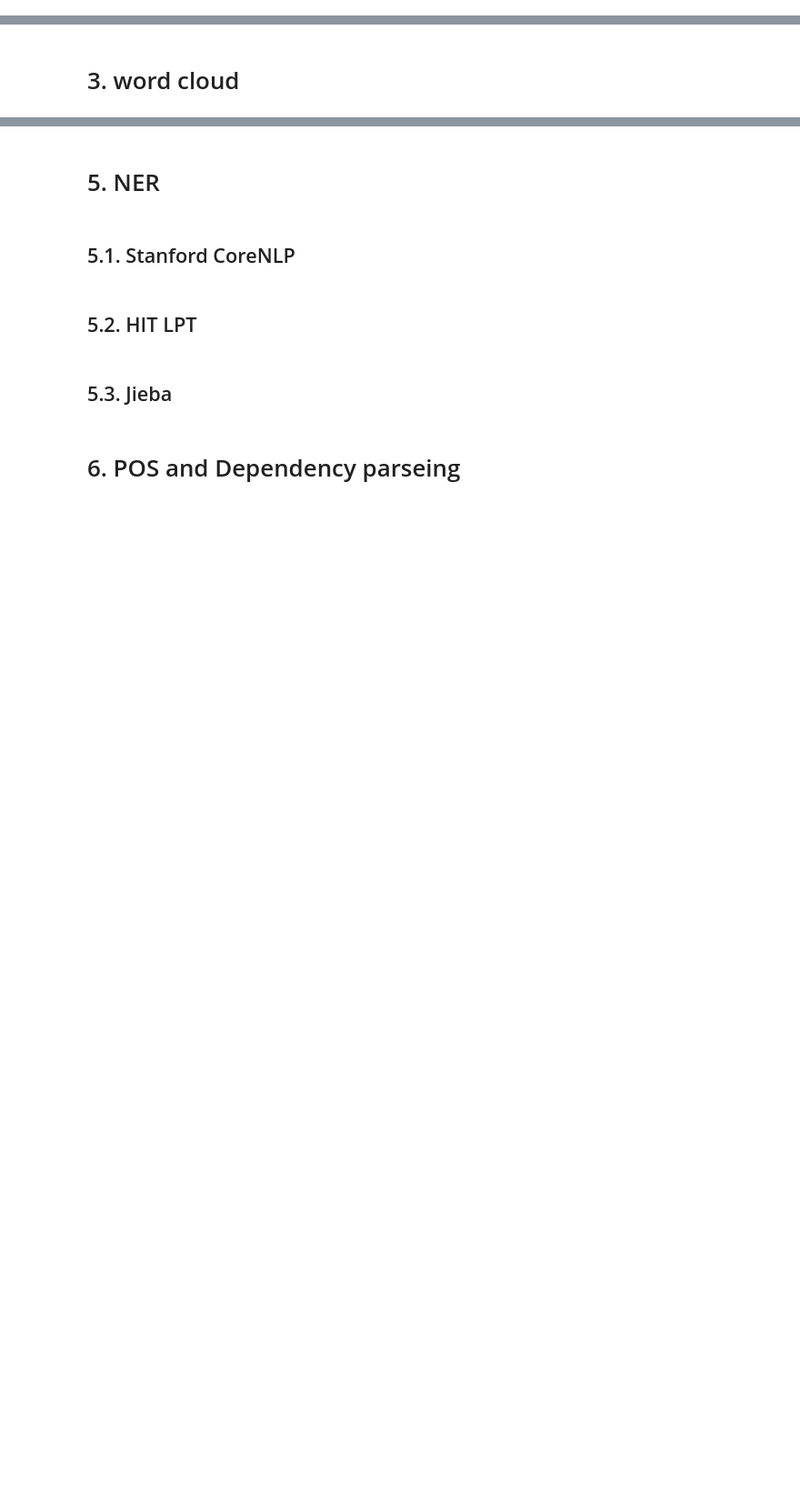
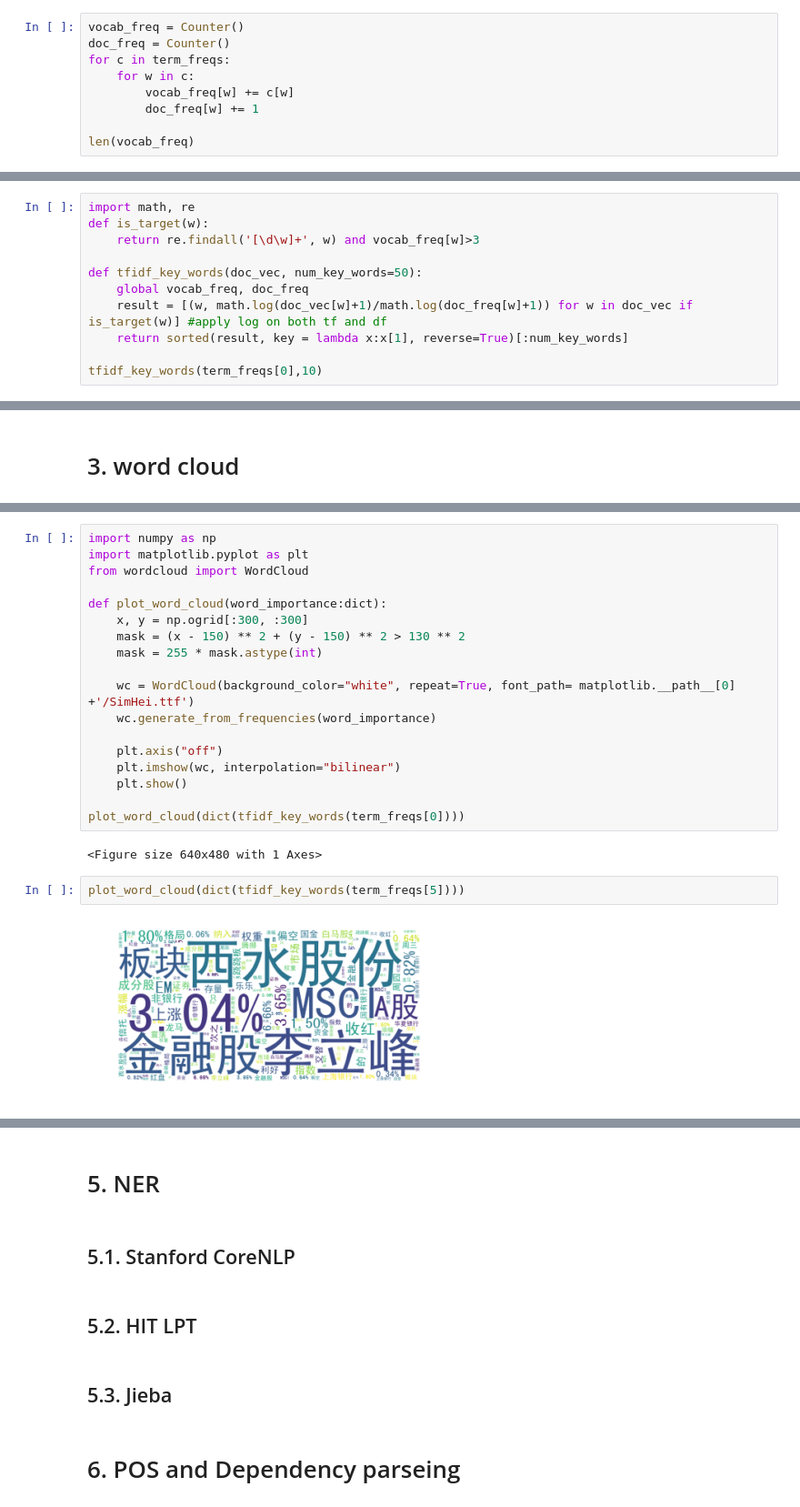
Before and after one commit to LuanBoheng/NLP-course, a Jupyter notebook: week_6/_doc_week6_recode.ipynb, the cells around one changed output, grey strips where cells are left out. Shown: that part at 91% size. Drawn from its saved outputs; the diff is of its cells as text; blank space fills up the shorter version.

Commit message:
week6 tfidf wordcloud keywords done

```diff
--- a/week_6/_doc_week6_recode.ipynb
+++ b/week_6/_doc_week6_recode.ipynb
@@ -7,2 +61,11 @@
 # %% [markdown]
 ## 2.2. document frequency
+# %%
+vocab_freq = Counter()
+doc_freq = Counter()
+for c in term_freqs:
+    for w in c:
+        vocab_freq[w] += c[w]
+        doc_freq[w] += 1
+
+len(vocab_freq)
@@ -8,0 +88,11 @@
+# %%
+import math, re
+def is_target(w):
+    return re.findall('[\d\w]+', w) and vocab_freq[w]>3
+
+def tfidf_key_words(doc_vec, num_key_words=50):
+    global vocab_freq, doc_freq
+    result = [(w, math.log(doc_vec[w]+1)/math.log(doc_freq[w]+1)) for w in doc_vec if is_target(w)] #apply log on both tf and df
+    return sorted(result, key = lambda x:x[1], reverse=True)[:num_key_words]
+
+tfidf_key_words(term_freqs[0],10)
@@ -11 +117,25 @@
+# %%
+import numpy as np
+import matplotlib.pyplot as plt
+from wordcloud import WordCloud
+
+def plot_word_cloud(word_importance:dict):
+    x, y = np.ogrid[:300, :300]
+    mask = (x - 150) ** 2 + (y - 150) ** 2 > 130 ** 2
+    mask = 255 * mask.astype(int)
+
+    wc = WordCloud(background_color="white", repeat=True, font_path= matplotlib.__path__[0] +'/SimHei.ttf')
+    wc.generate_from_frequencies(word_importance)
+
+    plt.axis("off")
+    plt.imshow(wc, interpolation="bilinear")
+    plt.show()
+
+plot_word_cloud(dict(tfidf_key_words(term_freqs[0])))
+# %% [output]
+<Figure size 640x480 with 1 Axes>
+# %%
+plot_word_cloud(dict(tfidf_key_words(term_freqs[5])))
+# %% [output]
+[figure, added]
 # %% [markdown]
```
Also changed, not shown: parts of 17 cells of this notebook, 1 other file.
